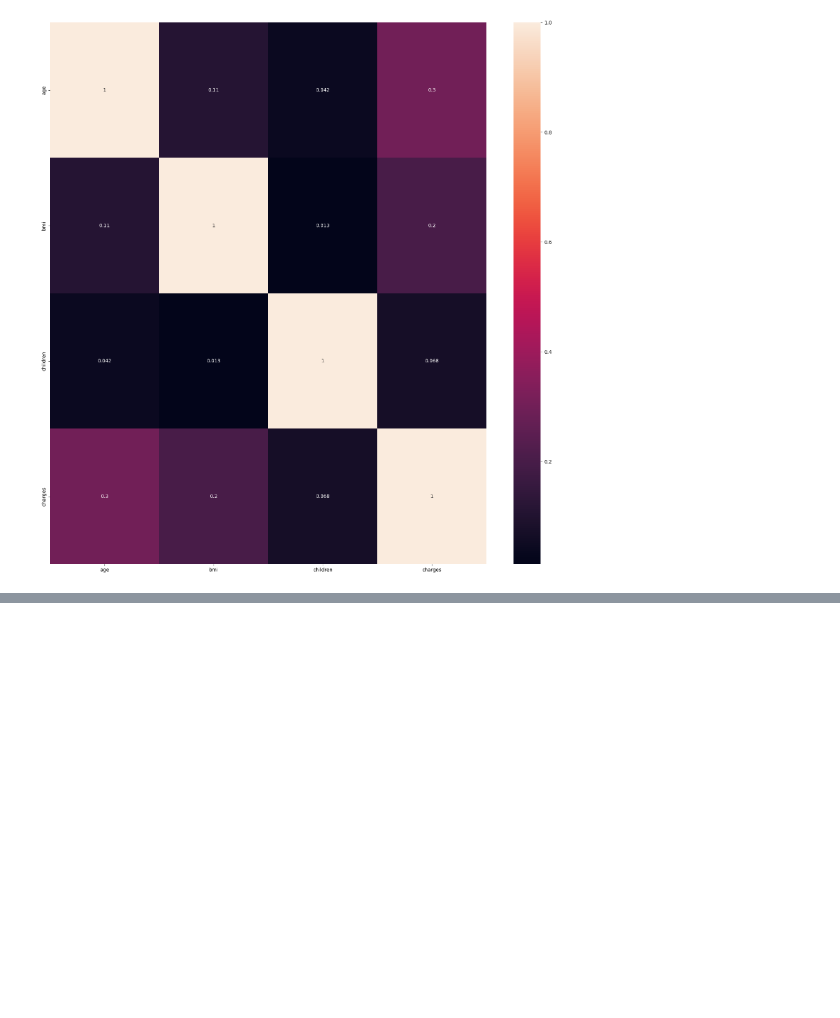
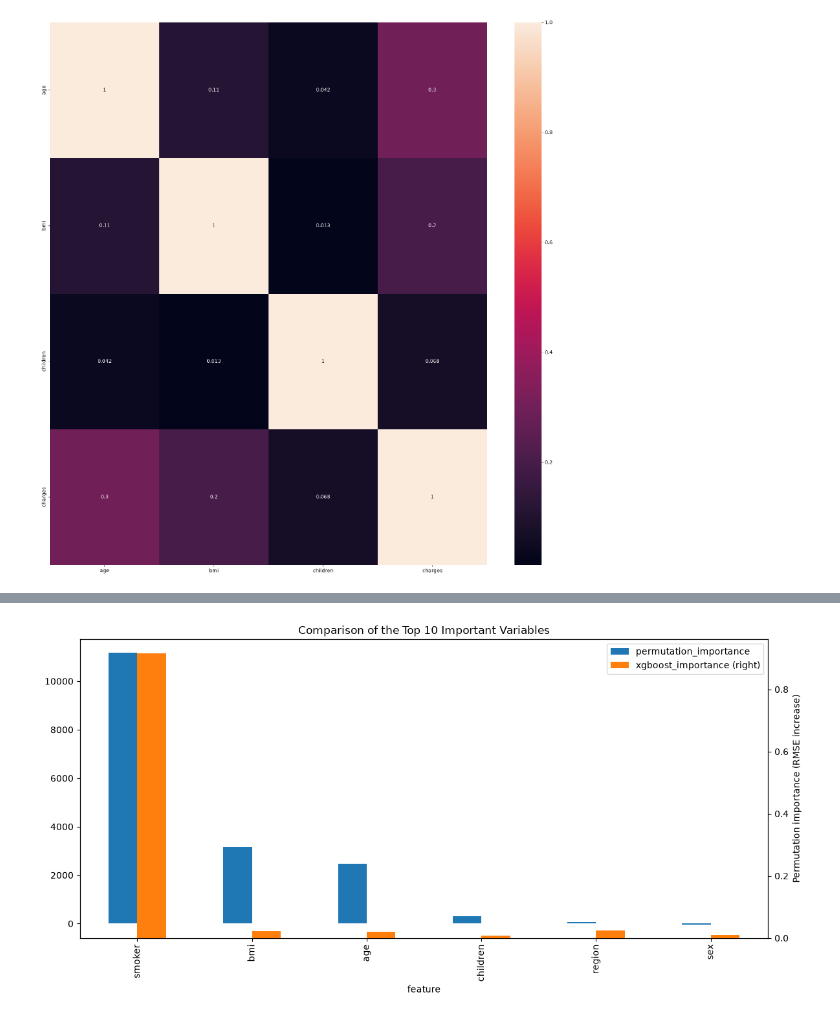
Before and after one commit to miguelestradam3/insurance_charge_prediction, a Jupyter notebook: main.ipynb, the cells around one changed output, grey strips where cells are left out. Saved outputs shown, nothing was run; the diff lists cells and outputs as text; code cells hidden in the pictures; blank space fills up the shorter version.

```diff
--- a/main.ipynb
+++ b/main.ipynb
@@ -186,0 +318,17 @@ Adjusted R2 = 0.8364142628555635
+# %%
+importance_comparison = (
+    permutation_importance_df[["feature", "importance_mean"]]
+    .merge(
+        xgboost_importance_df,
+        on="feature",
+        how="outer"
+    )
+    .fillna(0)
+    .rename(columns={
+        "importance_mean": "permutation_importance",
+        "importance": "xgboost_importance"
+    })
+    .sort_values("permutation_importance", ascending=False)
+)
+
+display(importance_comparison)
@@ -186,0 +343,17 @@ Adjusted R2 = 0.8364142628555635
+# %%
+# Compare the top 10 features from permutation importance
+comparison_plot = importance_comparison.head(10).set_index("feature")
+
+comparison_plot.plot(
+    kind="bar",
+    figsize=(12, 6),
+    secondary_y="xgboost_importance"
+)
+plt.title("Comparison of the Top 10 Important Variables")
+plt.xlabel("Feature")
+plt.ylabel("Permutation importance (RMSE increase)")
+plt.xticks(rotation=45, ha="right")
+plt.tight_layout()
+plt.show()
+# %% [output]
+[figure, added]
```
Also changed, not shown: parts of 31 cells of this notebook.
